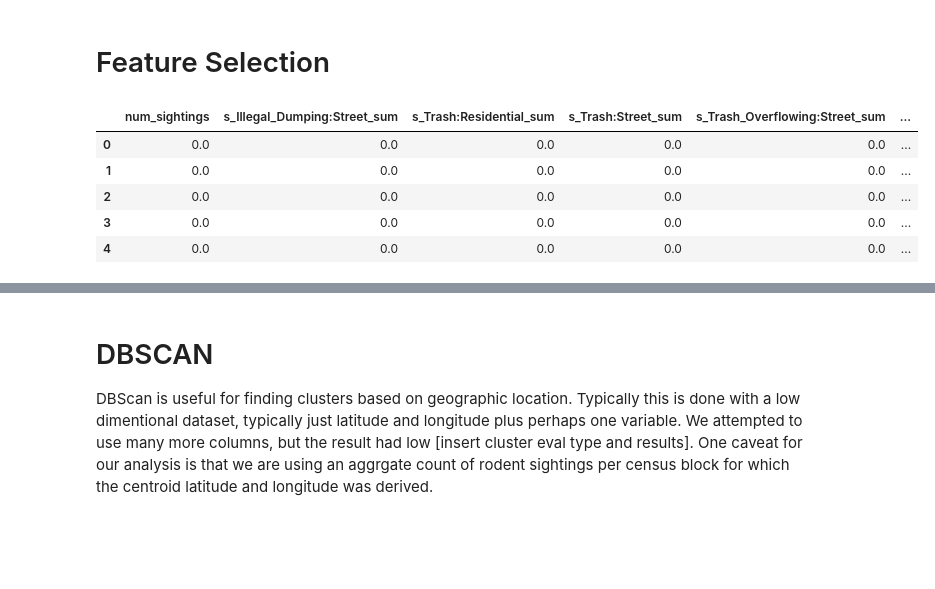
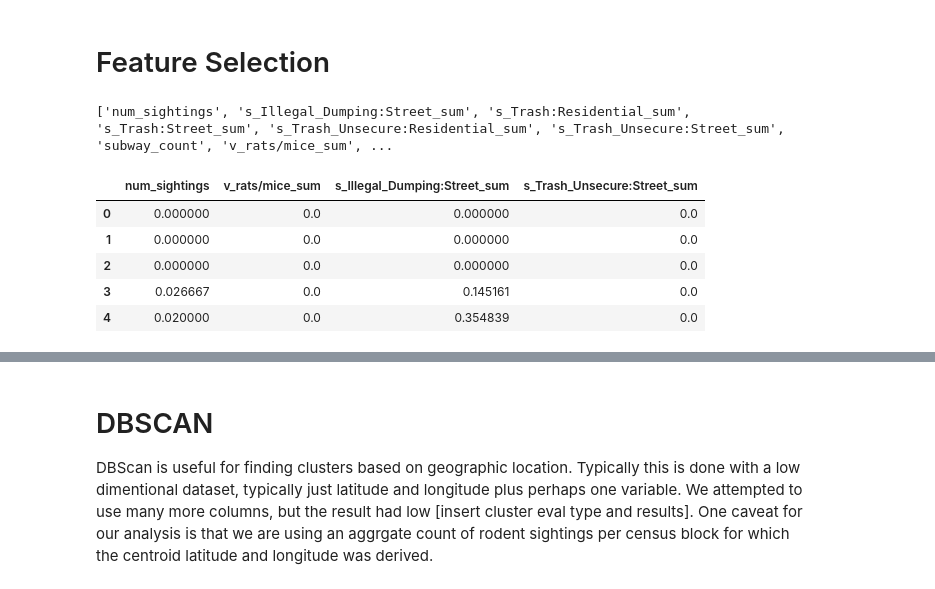
Before and after one commit to Subarashiihibi/nyc_rodent, a Jupyter notebook: Scripts/9-Cluster-Analysis.ipynb, the cells around one changed output, grey strips where cells are left out. Saved outputs shown, nothing was run; the diff lists cells and outputs as text; code cells hidden in the pictures; blank space fills up the shorter version.

```diff
--- a/Scripts/9-Cluster-Analysis.ipynb
+++ b/Scripts/9-Cluster-Analysis.ipynb
@@ -46,8 +47,8 @@ rodents_df.head()
 # Feature Selection
 # %%
 df = rodents_df.filter(regex='^(?!t_|d_|l_).*')
-#df = df[df['year']==2019]
-df = df.drop(['year','spatial_id','num_dsny_complaints','num_violations'], axis=1)
+df_2019 = df[df['year']==2019]
+df = df_2019.drop(['year','spatial_id','num_dsny_complaints','num_violations'], axis=1)
 # %%
 scaler = MinMaxScaler()
 df_scaled = pd.DataFrame(scaler.fit_transform(df), columns=df.columns)
@@ -54,19 +78,21 @@ df_scaled = pd.DataFrame(scaler.fit_transform(df), columns=df.columns)
 # %%
 # calculate the correlation matrix
 corr_matrix = df_scaled.corr()
 
 # find the fields with the highest correlation to the target variable
 target_var = 'num_sightings'
 corr_values = corr_matrix[target_var]
 highest_corr_fields = list(corr_values[corr_values.abs() > 0.05].index)
+print(highest_corr_fields)
 
 # create a new dataframe with only the selected fields
-df_new = df_scaled[highest_corr_fields]
+df_new = df_scaled[cols]
 df_new.head()
 # %% [output]
+['num_sightings', 's_Illegal_Dumping:Street_sum', 's_Trash:Residential_sum', 's_Trash:Street_sum', 's_Trash_Unsecure:Residential_sum', 's_Trash_Unsecure:Street_sum', 'subway_count', 'v_rats/mice_sum', ...
-|  | num_sightings | s_Illegal_Dumping:Street_sum | s_Trash:Residential_sum | s_Trash:Street_sum | s_Trash_Overflowing:Street_sum | ... |
-| 0 | 0.0 | 0.0 | 0.0 | 0.0 | 0.0 | ... |
-| 1 | 0.0 | 0.0 | 0.0 | 0.0 | 0.0 | ... |
-| 2 | 0.0 | 0.0 | 0.0 | 0.0 | 0.0 | ... |
-| 3 | 0.0 | 0.0 | 0.0 | 0.0 | 0.0 | ... |
-| 4 | 0.0 | 0.0 | 0.0 | 0.0 | 0.0 | ... |
+|  | num_sightings | v_rats/mice_sum | s_Illegal_Dumping:Street_sum | s_Trash_Unsecure:Street_sum |
+| 0 | 0.000000 | 0.0 | 0.000000 | 0.0 |
+| 1 | 0.000000 | 0.0 | 0.000000 | 0.0 |
+| 2 | 0.000000 | 0.0 | 0.000000 | 0.0 |
+| 3 | 0.026667 | 0.0 | 0.145161 | 0.0 |
+| 4 | 0.020000 | 0.0 | 0.354839 | 0.0 |
```
Also changed, not shown: parts of 53 cells of this notebook, 6 other files.
